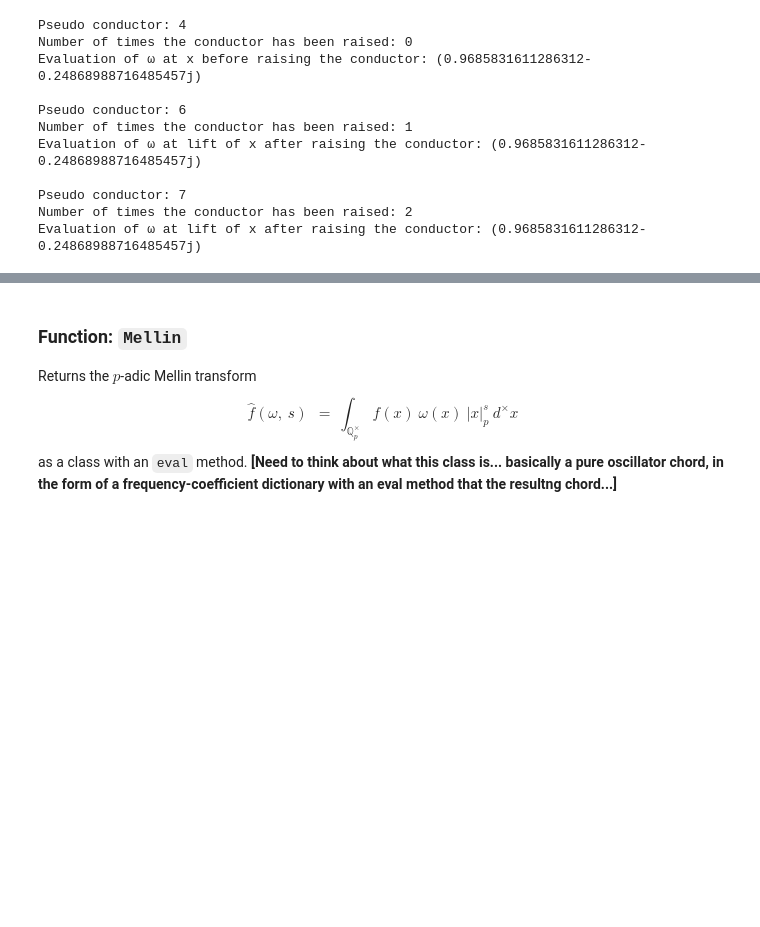
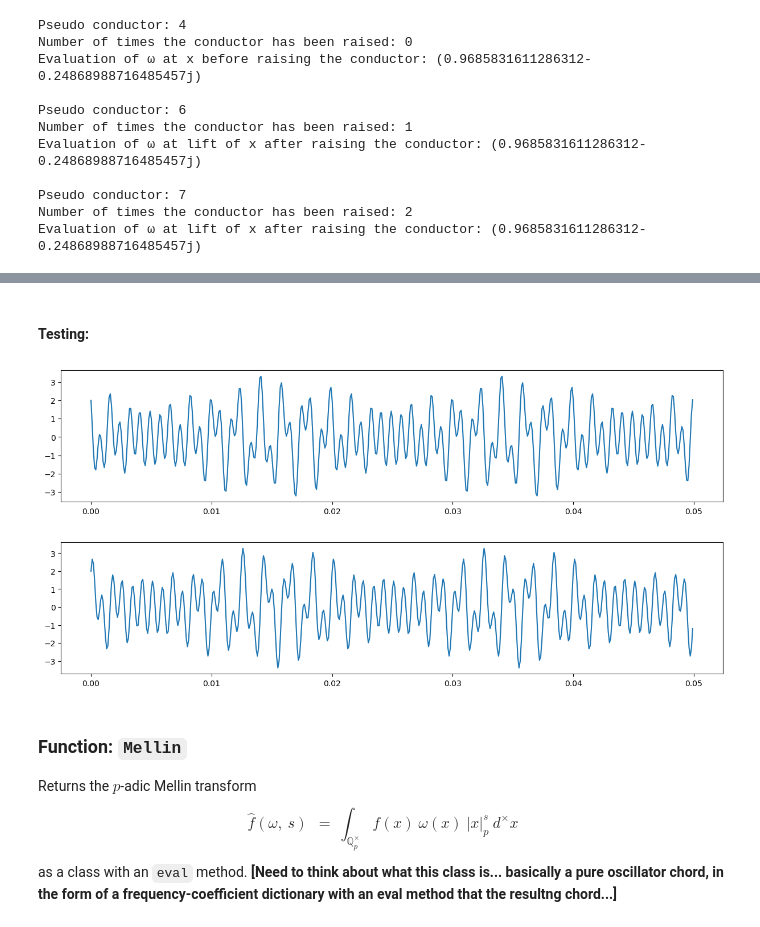
Before and after one commit to TYLERSFOSTER/Tonality_from_Q_p_and_SL_2, a Jupyter notebook: p_adic_signals_for_GL_1.ipynb, the cells around one changed output, grey strips where cells are left out. Cells and saved outputs as stored; diff of their text form; code cells hidden in the pictures; blank space fills up the shorter version.

```diff
--- a/p_adic_signals_for_GL_1.ipynb
+++ b/p_adic_signals_for_GL_1.ipynb
@@ -554,3 +561,48 @@ Evaluation of ω at lift of x after raising the conductor: (0.9685831611286312-0
+# %%
+class PhasedChord():
+    def __init__(self, coeff_list, freq_list):
+        assert isinstance(coeff_list, list)
+        assert all(isinstance(c, complex) for c in coeff_list)
+        assert isinstance(freq_list, list)
+        assert len(coeff_list) == len(freq_list)
+        assert all(isinstance(l, float) for l in freq_list)
+
+        self.coefficients = coeff_list
+        self.frequencies = freq_list
+
+        self.term_count = len(self.coefficients)
+
+    def eval(self, t):
+        assert isinstance(t, float)
+
+        I = complex(0,1)
+        c = self.coefficients
+        l = self.frequencies
+        n = self.term_count
+
+        term_list = [c[k] * np.exp(I*2*np.pi*l[k] * t) for k in range(n)]
+        output = sum(term_list)
+
+        return output
+# %% [markdown]
+#### Testing:
+# %%
+chord = PhasedChord([complex(1, 0), complex(0,1), complex(1,1)], [500., 550., 1200.])
+
+T = [.0001*j for j in range(500)]
+X = [chord.eval(t).real for t in T]
+Y = [chord.eval(t).imag for t in T]
+
+plt.figure(figsize=(15,3))
+plt.plot(T, X)
+plt.show()
+
+plt.figure(figsize=(15,3))
+plt.plot(T, Y)
+plt.show()
+# %% [output]
+[figure, added]
+[figure, added]
 # %% [markdown]
 ### Function: `Mellin`
 Returns the $p$-adic Mellin transform
```
Also changed, not shown: parts of 1 cell of this notebook.
